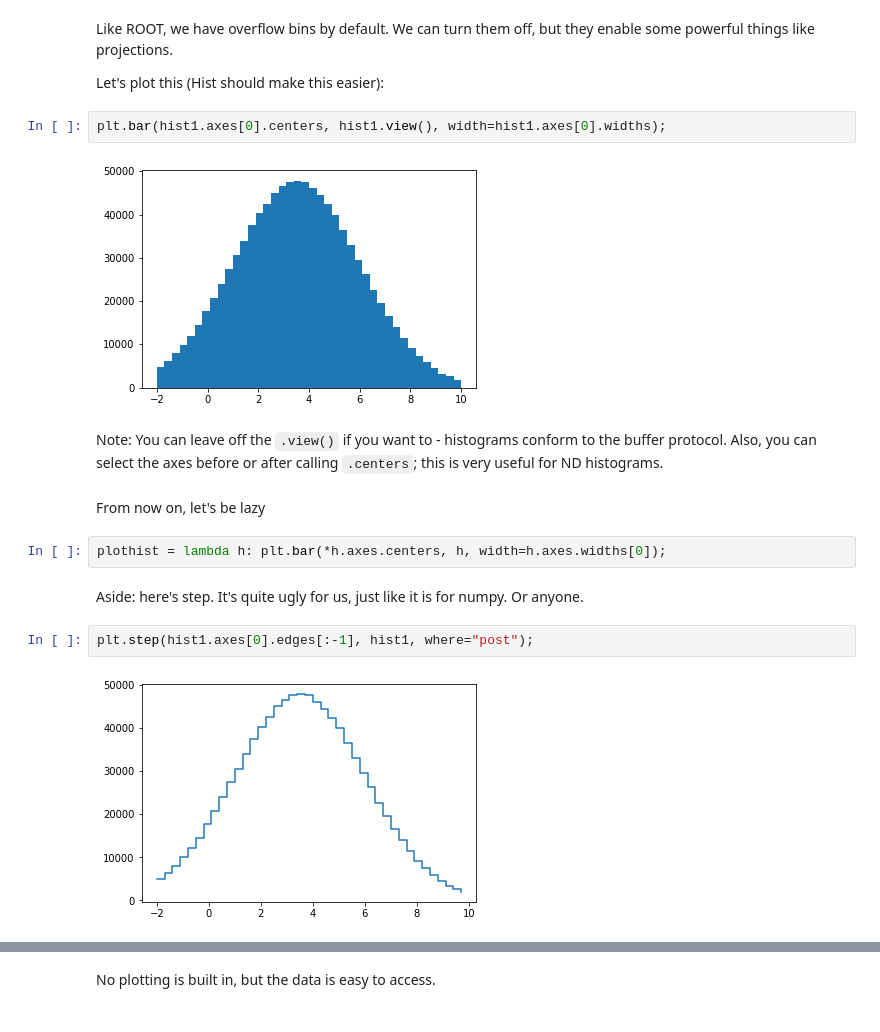
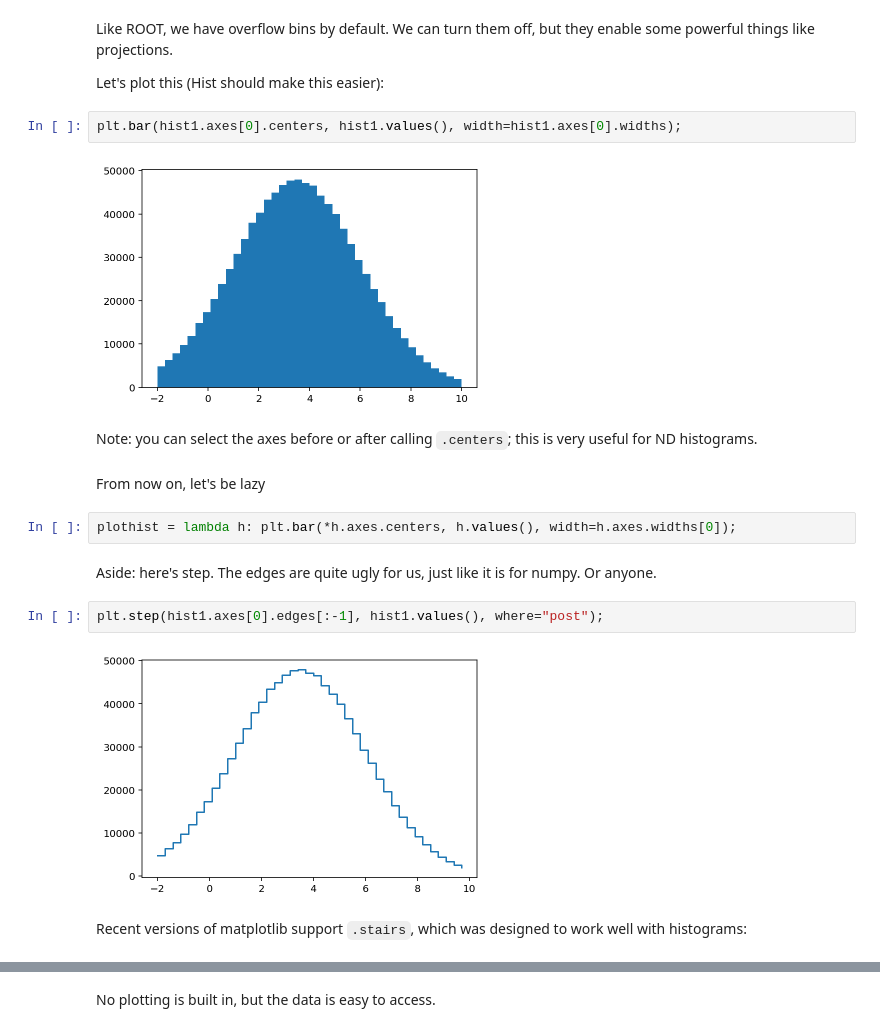
Before and after one commit to scikit-hep/boost-histogram, a Jupyter notebook: notebooks/BoostHistogramHandsOn.ipynb, the cells around one changed output, grey strips where cells are left out. Drawn from its saved outputs; the diff is of its cells as text.

```diff
--- a/notebooks/BoostHistogramHandsOn.ipynb
+++ b/notebooks/BoostHistogramHandsOn.ipynb
@@ -41,18 +41,20 @@ Like ROOT, we have overflow bins by default. We can turn them off, but they enab
 
 Let's plot this (Hist should make this easier):
 # %%
-plt.bar(hist1.axes[0].centers, hist1.view(), width=hist1.axes[0].widths);
+plt.bar(hist1.axes[0].centers, hist1.values(), width=hist1.axes[0].widths);
 # %% [output]
-[figure, old version]
+[figure, new version]
 # %% [markdown]
-Note: You can leave off the `.view()` if you want to - histograms conform to the buffer protocol. Also, you can select the axes before or after calling `.centers`; this is very useful for ND histograms.
+Note: you can select the axes before or after calling `.centers`; this is very useful for ND histograms.
 # %% [markdown]
 From now on, let's be lazy
 # %%
-plothist = lambda h: plt.bar(*h.axes.centers, h, width=h.axes.widths[0]);
+plothist = lambda h: plt.bar(*h.axes.centers, h.values(), width=h.axes.widths[0]);
 # %% [markdown]
-Aside: here's step. It's quite ugly for us, just like it is for numpy. Or anyone.
+Aside: here's step.  The edges are quite ugly for us, just like it is for numpy. Or anyone.
 # %%
-plt.step(hist1.axes[0].edges[:-1], hist1, where="post");
+plt.step(hist1.axes[0].edges[:-1], hist1.values(), where="post");
 # %% [output]
-[figure, old version]
+[figure, new version]
+# %% [markdown]
+Recent versions of matplotlib support `.stairs`, which was designed to work well with histograms:
```
Also changed, not shown: parts of 24 cells of this notebook, 8 other files.
